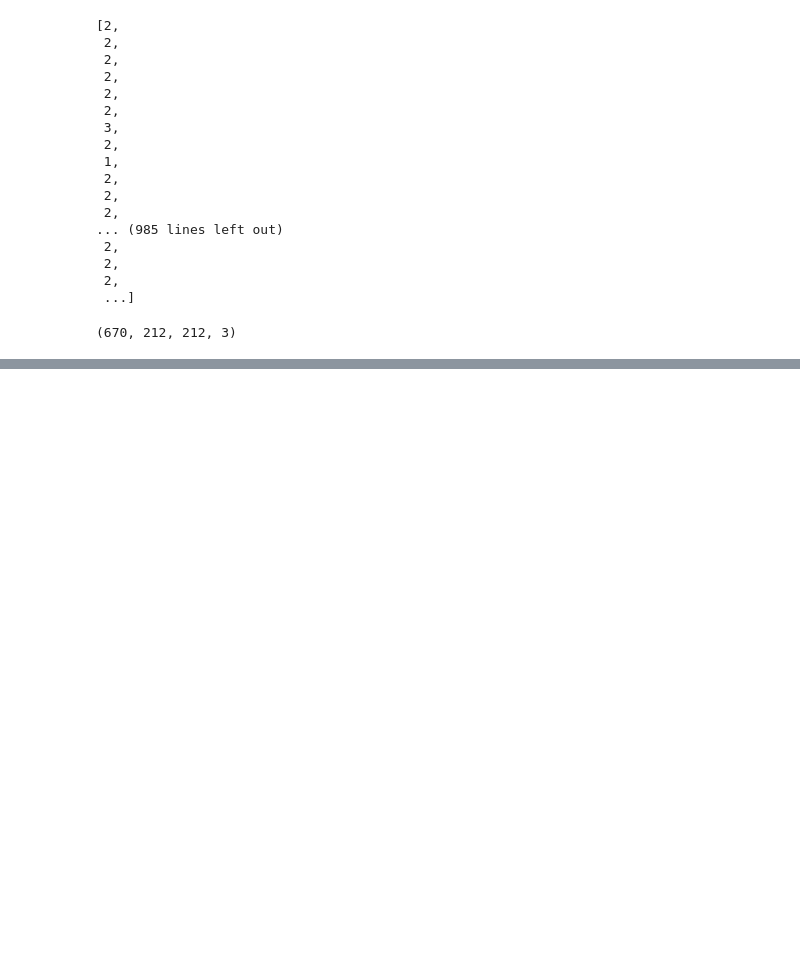
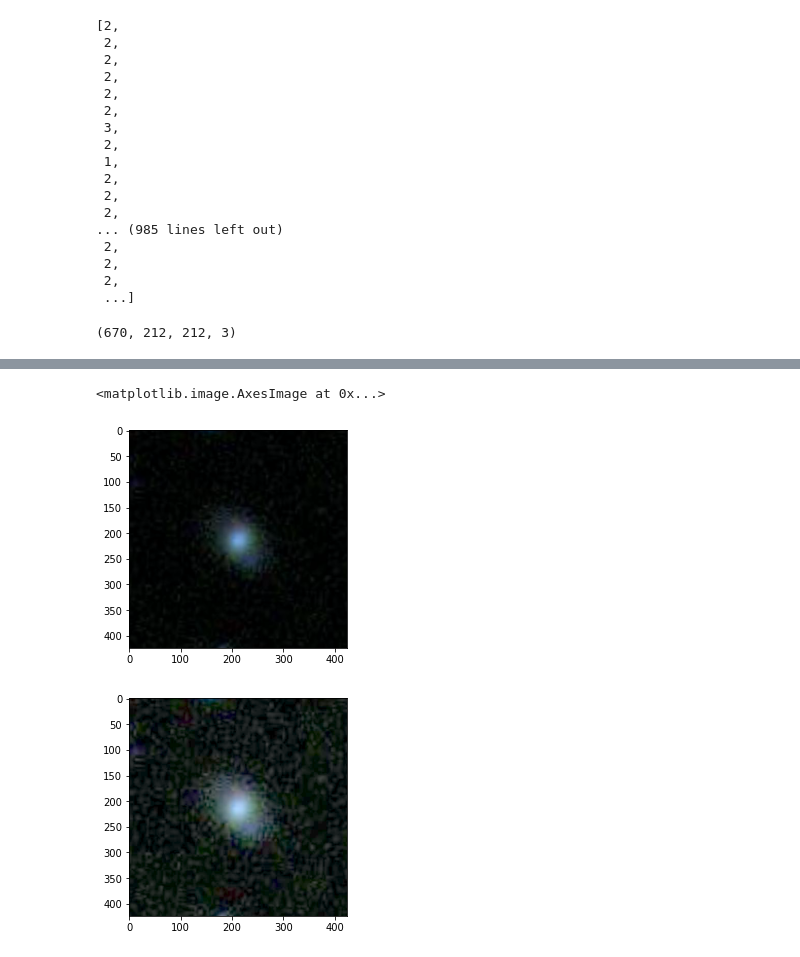
Before and after one commit to gio-bis/MLPNS2021, a Jupyter notebook: Galaxy.ipynb, the cells around one changed output, grey strips where cells are left out. Drawn from its saved outputs; the diff is of its cells as text; code cells hidden in the pictures; blank space fills up the shorter version.

```diff
--- a/Galaxy.ipynb
+++ b/Galaxy.ipynb
@@ -252,0 +317,17 @@ Epoch 11/50
+# %%
+fig = pl.figure()
+# a power < 1 (here 0.2) lowers the contrast
+imgnew = ims[10].astype(float)**0.6
+
+#normalize: reset range to 0-255
+imgnew *= 255 / imgnew.max()
+imgnew = imgnew.astype(np.uint8)
+
+pl.imshow(ims[10])
+
+fig = pl.figure()
+pl.imshow(imgnew)
+# %% [output]
+<matplotlib.image.AxesImage at 0x...>
+[figure, added]
+[figure, added]
```
Also changed, not shown: parts of 9 cells of this notebook.
